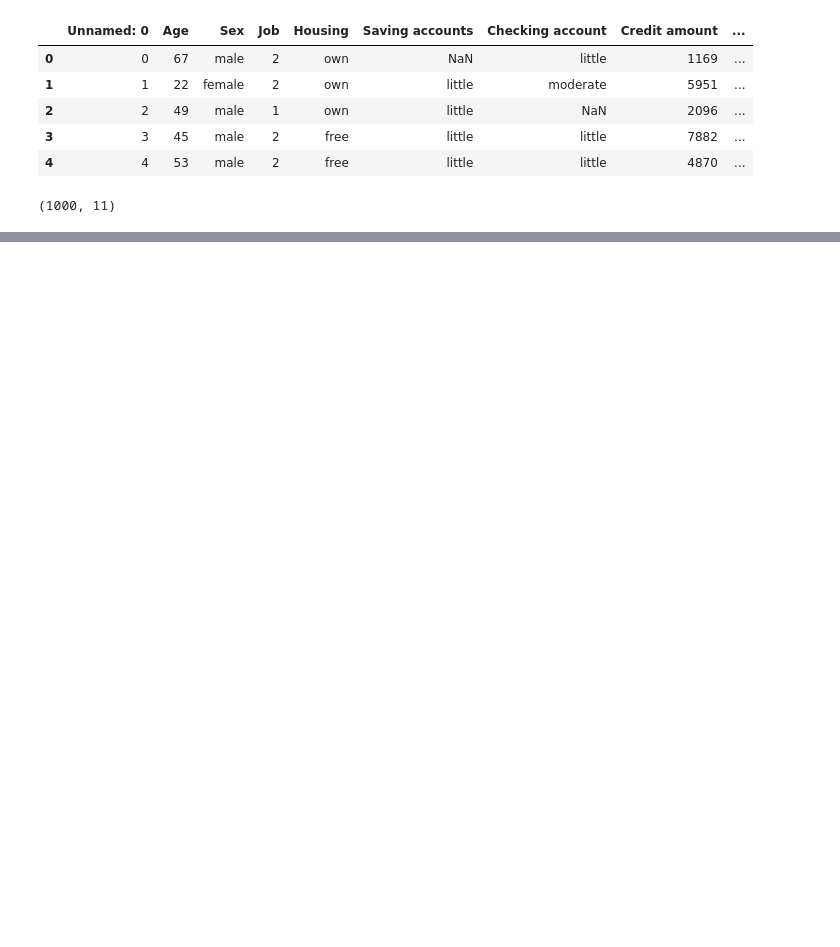
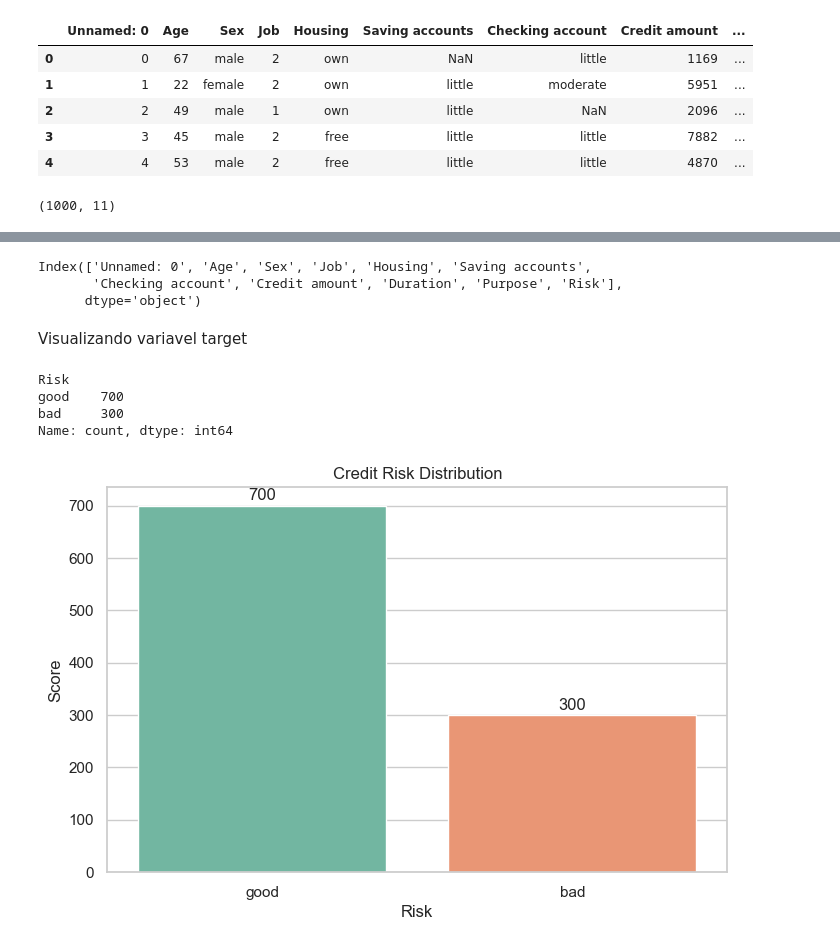
Before and after one commit to CCT-Dublin/capstone-project-feb-2024-ft-Marluce2906, a Jupyter notebook: MarluceTacianaBora_StratThink_HDipData_CA2.ipynb, the cells around one changed output, grey strips where cells are left out. Drawn from its saved outputs; the diff is of its cells as text; code cells hidden in the pictures; blank space fills up the shorter version.

```diff
--- a/MarluceTacianaBora_StratThink_HDipData_CA2.ipynb
+++ b/MarluceTacianaBora_StratThink_HDipData_CA2.ipynb
@@ -82,0 +135,32 @@ memory usage: 86.1+ KB
+# %%
+print(df.columns)
+# %% [output]
+Index(['Unnamed: 0', 'Age', 'Sex', 'Job', 'Housing', 'Saving accounts',
+       'Checking account', 'Credit amount', 'Duration', 'Purpose', 'Risk'],
+      dtype='object')
+# %% [markdown]
+Visualizando variavel target
+# %%
+
+print(df['Risk'].value_counts())
+# %% [output]
+Risk
+good    700
+bad     300
+Name: count, dtype: int64
+# %%
+labels = ['good', 'bad']
+values = [700, 300]
+
+plt.figure(figsize=(8, 5))
+sns.barplot(x=labels, y=values, palette='Set2')
+plt.title('Credit Risk Distribution')
+plt.xlabel('Risk')
+plt.ylabel('Score')
+
+for i in range(len(labels)):
+    plt.text(i, values[i] + 10, f'{values[i]}', ha='center')
+
+plt.show()
+# %% [output]
+[figure, added]
```
Also changed, not shown: parts of 85 cells of this notebook.
